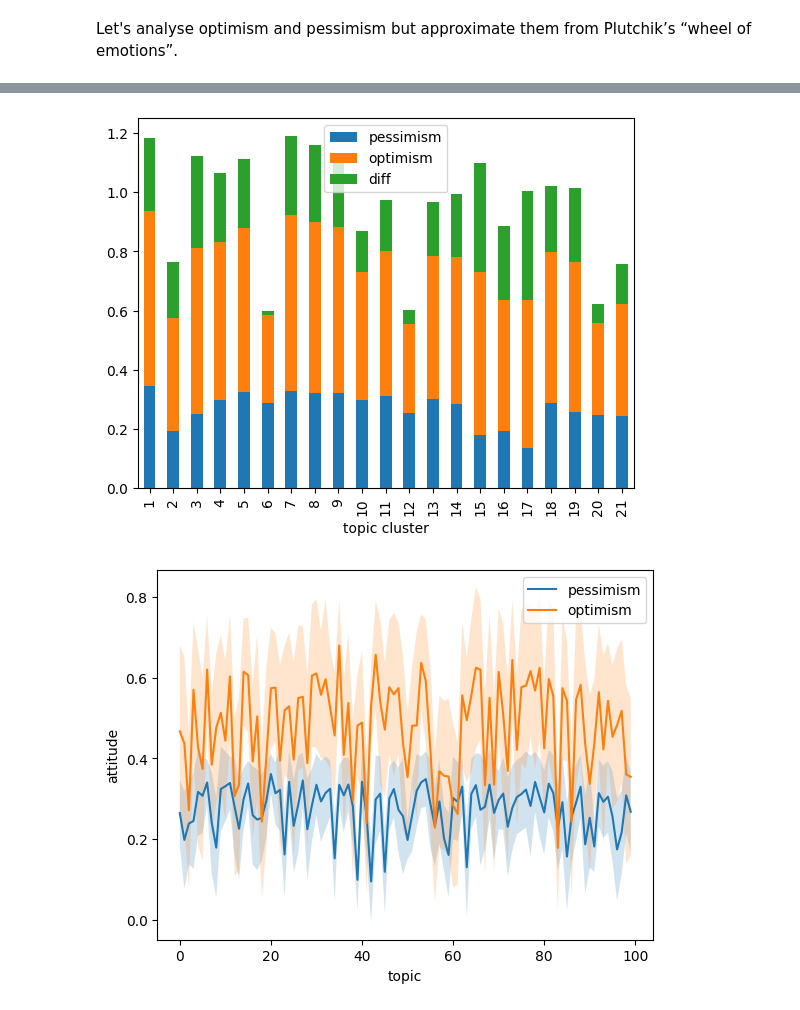
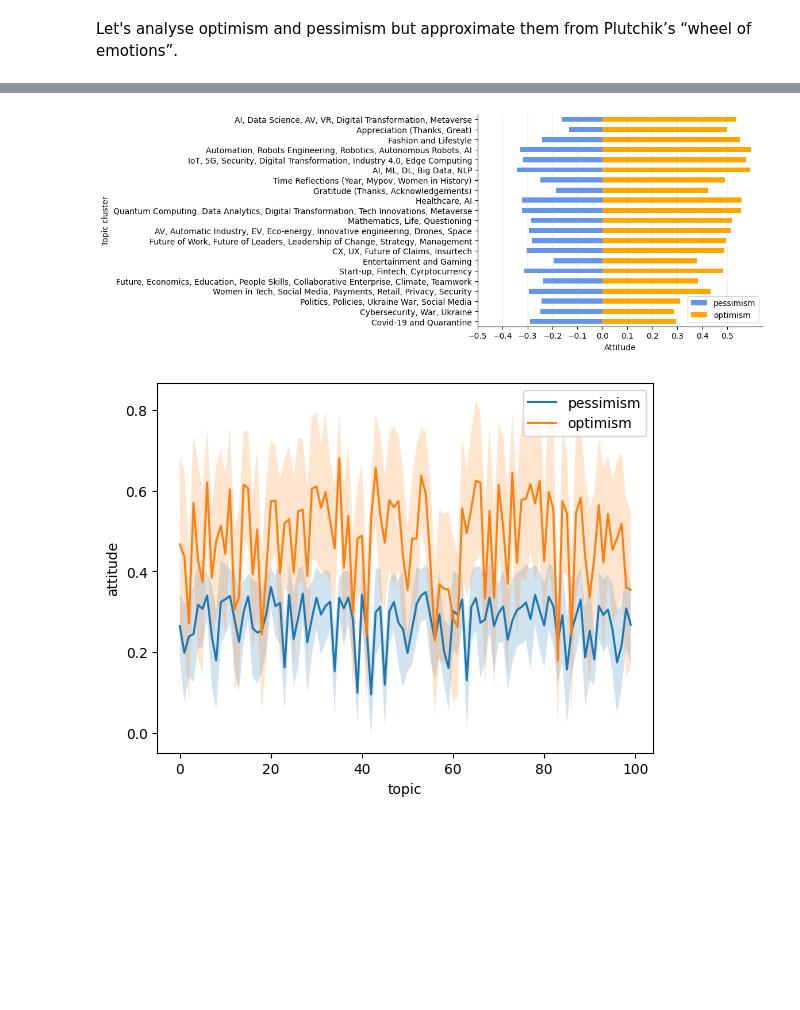
Before and after one commit to maciejskorski/anticipatio, a Jupyter notebook: src/Emotions.ipynb, the cells around one changed output, grey strips where cells are left out. Drawn from its saved outputs; the diff is of its cells as text; code cells hidden in the pictures; blank space fills up the shorter version.

```diff
--- a/src/Emotions.ipynb
+++ b/src/Emotions.ipynb
@@ -145,24 +211,45 @@ data = {
     ]
 }
 
-df = pd.DataFrame(data)
+topic2cluster = pd.DataFrame(data)
 
 topics_to_cluster = {}
-for index, row in df.iterrows():
+for index, row in topic2cluster.iterrows():
     cluster = row['Cluster']
     topics = row['Topics']
     for topic in topics:
         topics_to_cluster[topic] = cluster
 
+topic2cluster = topic2cluster.explode("Topics")
+topic2cluster.set_index("Topics",inplace=True)
 #topics_to_cluster
-# %%
-fig,ax = plt.subplots()
-cluster = emotions_agg.index.map(topics_to_cluster.get)
-emotions_agg.groupby(cluster).mean().swaplevel(axis=1).loc[:,("mean",)].plot(kind="bar",stacked=True,ax=ax)
-ax.set_xlabel("topic cluster")
-plt.show()
-# %% [output]
-[figure, removed]
+# %%
+import numpy as np
+
+
+fig,ax = plt.subplots()
+
+cluster = emotions_corr["topic"].map(topics_to_cluster.get)
+attitude_agg = emotions_corr[["pessimism","optimism"]].groupby(cluster).mean()
+attitude_agg["pessimism"] = -attitude_agg["pessimism"]
+diff = attitude_agg["optimism"] + attitude_agg["pessimism"]
+attitude_agg=attitude_agg.loc[diff.sort_values().index]
+attitude_agg.index = attitude_agg.index.map(topic2cluster.set_index("Cluster")["Leitmotiv"].to_dict().get)
+
+
+attitude_agg.plot(kind='barh',stacked=True,ax=ax,color=emotion_colors)
+ax.grid(axis="x",which="major",linewidth=0.25)
+ax.set_xticks(np.arange(-0.5,0.6,0.1,))
+ax.set_ylabel("Topic cluster")
+ax.set_xlabel("Attitude")
+ax.spines[['right', 'top']].set_visible(False)
+
+fig.savefig("attitude.svg")
+plt.tight_layout()
+plt.show()
+#ax.bar_label(p, label_type='center')
+# %% [output]
+[figure, added]
 # %%
 import matplotlib.pyplot as plt
 
```
Also changed, not shown: parts of 8 cells of this notebook.
